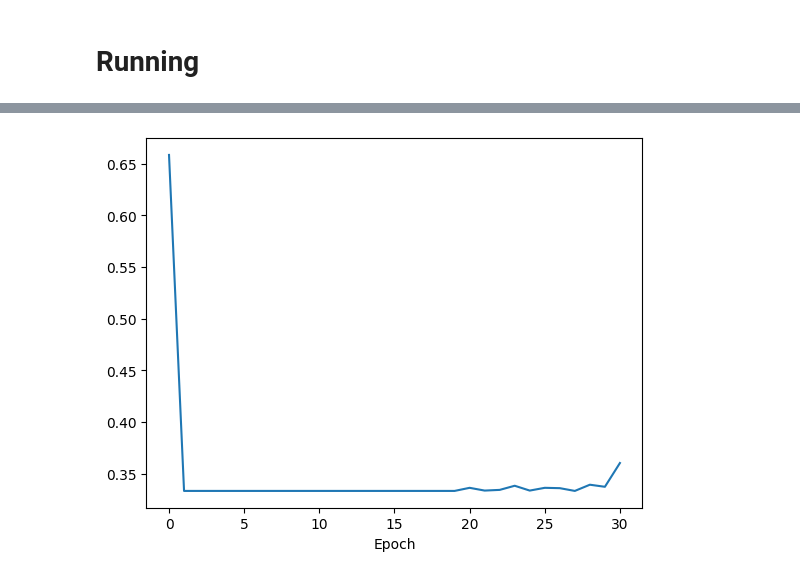
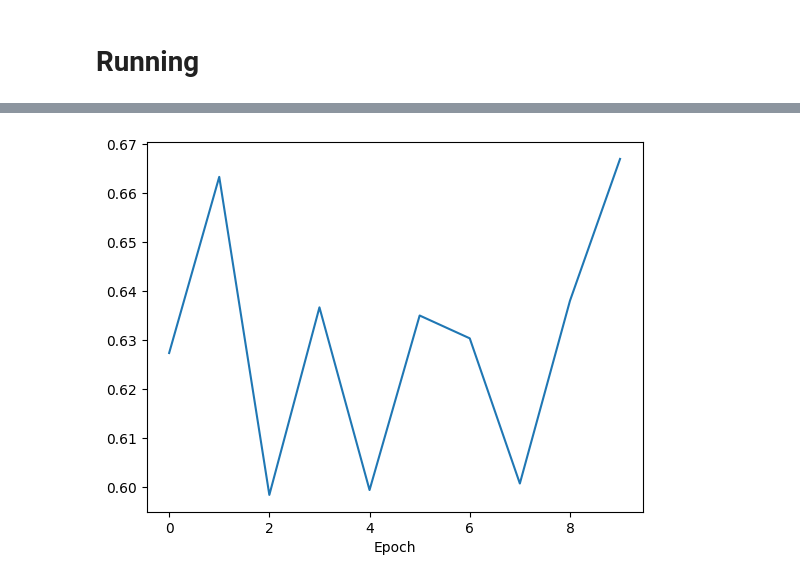
Before and after one commit to NTRICO/comp5328-Assign2, a Jupyter notebook: cycle-consistency_regularization_colab_test.ipynb, the cells around one changed output, grey strips where cells are left out. Drawn from its saved outputs; the diff is of its cells as text; code cells hidden in the pictures.

```diff
--- a/cycle-consistency_regularization_colab_test.ipynb
+++ b/cycle-consistency_regularization_colab_test.ipynb
@@ -173,9 +175,9 @@ class ResNet(nn.Module):
         self.bn1 = nn.BatchNorm2d(64)
         self.layer1 = self._make_layer(block, 64, num_blocks[0], stride=1)
         self.layer2 = self._make_layer(block, 128, num_blocks[1], stride=2)
-        self.layer3 = self._make_layer(block, 256, num_blocks[2], stride=2)
+        #self.layer3 = self._make_layer(block, 256, num_blocks[2], stride=2)
         #self.layer4 = self._make_layer(block, 512, num_blocks[3], stride=2)
-        self.linear = nn.Linear(256*block.expansion, num_classes)
+        self.linear = nn.Linear(128*block.expansion, num_classes)
         self.avgpool = nn.AdaptiveAvgPool2d((1, 1))
 
 
@@ -191,7 +193,7 @@ class ResNet(nn.Module):
         out = F.relu(self.bn1(self.conv1(x)))
         out = self.layer1(out)
         out = self.layer2(out)
-        out = self.layer3(out)
+        #out = self.layer3(out)
         #out = self.layer4(out)
         out = self.avgpool(out)
         out = out.view(out.size(0), -1)
@@ -203,7 +205,7 @@ class ResNet(nn.Module):
         return clean
 
 def ResNet_tiny(num_classes,mode):
-  return ResNet(BasicBlock, [1,1,1], num_classes,mode)
+  return ResNet(BasicBlock, [1,1], num_classes,mode)
 # %% [markdown]
 ## Transition matrix initialization
 # %%
@@ -302,8 +304,11 @@ def train(train_data, train_loader,model,trans_for,trans_back,optimizer_es,optim
         p_cycle = ((clean @ T_for_det).clamp_min(Cfg.eps) @ T_back_det).clamp_min(Cfg.eps)
         L3 = -(clean * p_cycle.log()).sum(dim=1).mean()
 
+        # ------- L4: reverse correction -------
+        I = torch.eye(Cfg.num_classes, device=device)
+        R_inv = (row_stoch(T_back) @ row_stoch(T_for).detach() - I).abs().mean()
 
-        loss = L1 + L2 + Cfg.w_cycle * L3
+        loss = L1 + L2 + Cfg.w_cycle * L3 + Cfg.r_inv * R_inv
 
         pred_noisy = p_noisy_pred.argmax(dim=1)
         acc_sum += (pred_noisy == batch_y_idx).sum().item()
@@ -348,7 +353,7 @@ def val(val_data, val_loader, model, trans, loss_func_ce):
             clean = model(batch_x)
             T_back = trans()
             T_back = row_stoch(T_back)
-            T_back = T_back / (T_back.sum(dim=0, keepdim=True) + 1e-8)
+            #T_back = T_back / (T_back.sum(dim=0, keepdim=True) + 1e-8)
 
             noisy_1h = torch.zeros(batch_x.size(0), Cfg.num_classes, device=device).scatter_(1, batch_y.view(-1,1), 1)
 
@@ -549,19 +557,25 @@ class Cfg:
     num_classes: int = 3
     dataset: str = "cifar"
     batch_size: int = 128
-    lr: float = 0.009
-    weight_decay: float = 1e-5
-    milestones: Tuple[int, int] = (30, 60)
-    lam: float = 0.6                 # weight for cycle term
     n_epoch: int = 120
     warmup_epoch: int = 5
     es_epoch: int = 30
     eps: float = 1e-8
-    w_cycle: float = 0.3
-
+    lr: float = 0.005
+    weight_decay: float = 1e-5
+    milestones: Tuple[int, int] = (20, 40)
+    w_cycle: float = 0.2
+    use_true_T_forward: bool = True
+    r_inv: float = 0
     anchor: bool = False
     device: str = "cuda" if torch.cuda.is_available() else "cpu"
 # %%
-best,acc_list,loss_list ,Tf, Tb = main(Cfg.dataset)
+# @title
+best_list = []
+for _ in range(10):
+    with open(os.devnull, "w") as devnull:
+        with redirect_stdout(devnull), redirect_stderr(devnull):
+            best, acc_list, loss_list, Tf, Tb = main(Cfg.dataset)
+    best_list.append(best)
 # %% [output]
 epoch[1], Warmup
@@ -584,10 +598,10 @@ Warmup Loss: 1.099970
 # %%
-x_label = list(range(len(loss_list)))
-plt.plot(x_label, acc_list)
+x_label = list(range(len(best_list)))
+plt.plot(x_label, best_list)
 plt.xlabel("Epoch")
 plt.show()
 # %% [output]
-[figure, old version]
+[figure, new version]
 # %%
 print("\n=== Forward T (row-stoch) ===")
 print(np.array_str(Tf, precision=3, suppress_small=True, max_line_width=180))
```
Also changed, not shown: parts of 7 cells of this notebook.
